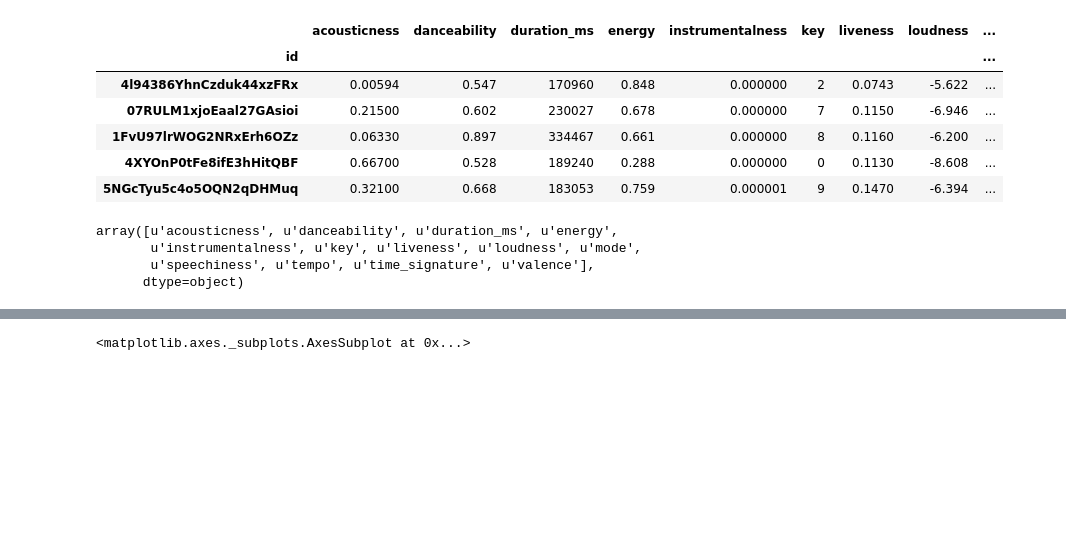
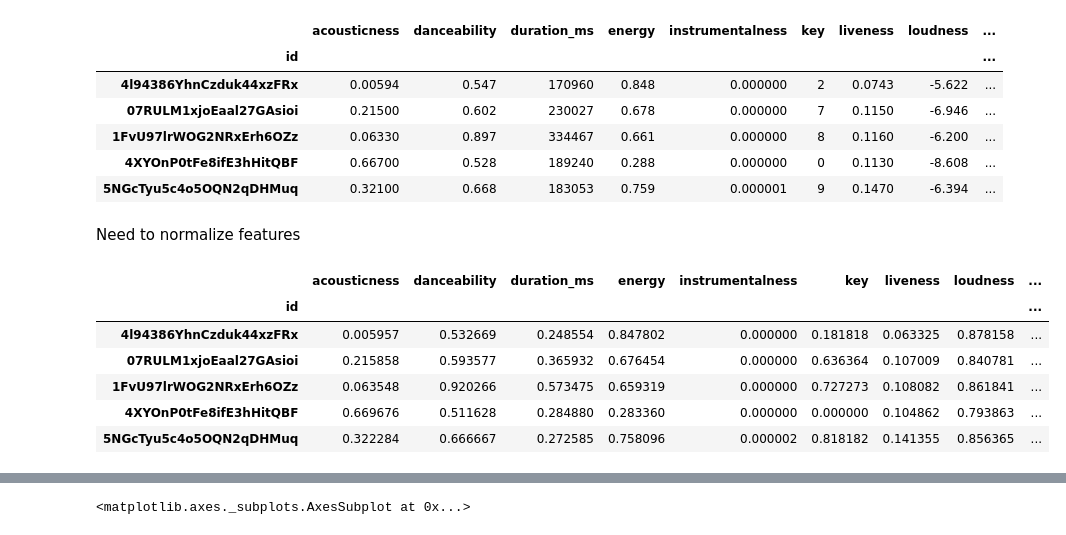
Before and after one commit to sarahkemi/deeplearningplaylists, a Jupyter notebook: NN Model Training.ipynb, the cells around one changed output, grey strips where cells are left out. Cells and saved outputs as stored; diff of their text form; code cells hidden in the pictures; blank space fills up the shorter version.

Commit message:
normalized features and switched activations back to relu

```diff
--- a/NN Model Training.ipynb
+++ b/NN Model Training.ipynb
@@ -127,13 +81,19 @@ features.head()
 | 1FvU97lrWOG2NRxErh6OZz | 0.06330 | 0.897 | 334467 | 0.661 | 0.000000 | 8 | 0.1160 | -6.200 | ... |
 | 4XYOnP0tFe8ifE3hHitQBF | 0.66700 | 0.528 | 189240 | 0.288 | 0.000000 | 0 | 0.1130 | -8.608 | ... |
 | 5NGcTyu5c4o5OQN2qDHMuq | 0.32100 | 0.668 | 183053 | 0.759 | 0.000001 | 9 | 0.1470 | -6.394 | ... |
-# %%
-features.columns.values
-# %% [output]
-array([u'acousticness', u'danceability', u'duration_ms', u'energy',
-       u'instrumentalness', u'key', u'liveness', u'loudness', u'mode',
-       u'speechiness', u'tempo', u'time_signature', u'valence'],
-      dtype=object)
+# %% [markdown]
+Need to normalize features
+# %%
+features = (features - features.min())/(features.max() - features.min())
+features.head()
+# %% [output]
+|  | acousticness | danceability | duration_ms | energy | instrumentalness | key | liveness | loudness | ... |
+| id |  |  |  |  |  |  |  |  | ... |
+| 4l94386YhnCzduk44xzFRx | 0.005957 | 0.532669 | 0.248554 | 0.847802 | 0.000000 | 0.181818 | 0.063325 | 0.878158 | ... |
+| 07RULM1xjoEaal27GAsioi | 0.215858 | 0.593577 | 0.365932 | 0.676454 | 0.000000 | 0.636364 | 0.107009 | 0.840781 | ... |
+| 1FvU97lrWOG2NRxErh6OZz | 0.063548 | 0.920266 | 0.573475 | 0.659319 | 0.000000 | 0.727273 | 0.108082 | 0.861841 | ... |
+| 4XYOnP0tFe8ifE3hHitQBF | 0.669676 | 0.511628 | 0.284880 | 0.283360 | 0.000000 | 0.000000 | 0.104862 | 0.793863 | ... |
+| 5NGcTyu5c4o5OQN2qDHMuq | 0.322284 | 0.666667 | 0.272585 | 0.758096 | 0.000002 | 0.818182 | 0.141355 | 0.856365 | ... |
 # %%
 data = songs.join(features)
 data.head()
```
Also changed, not shown: parts of 14 cells of this notebook.
